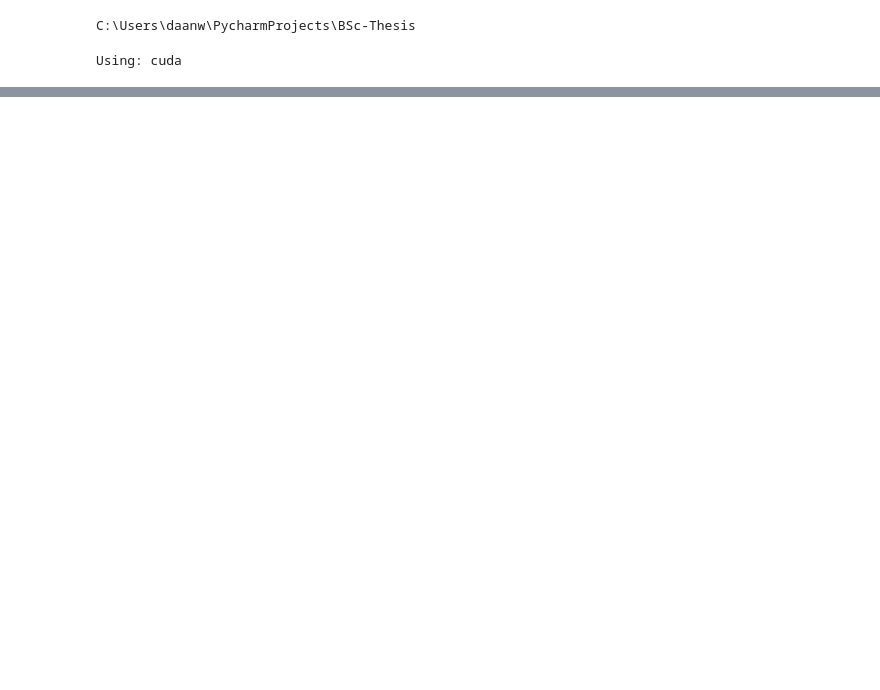
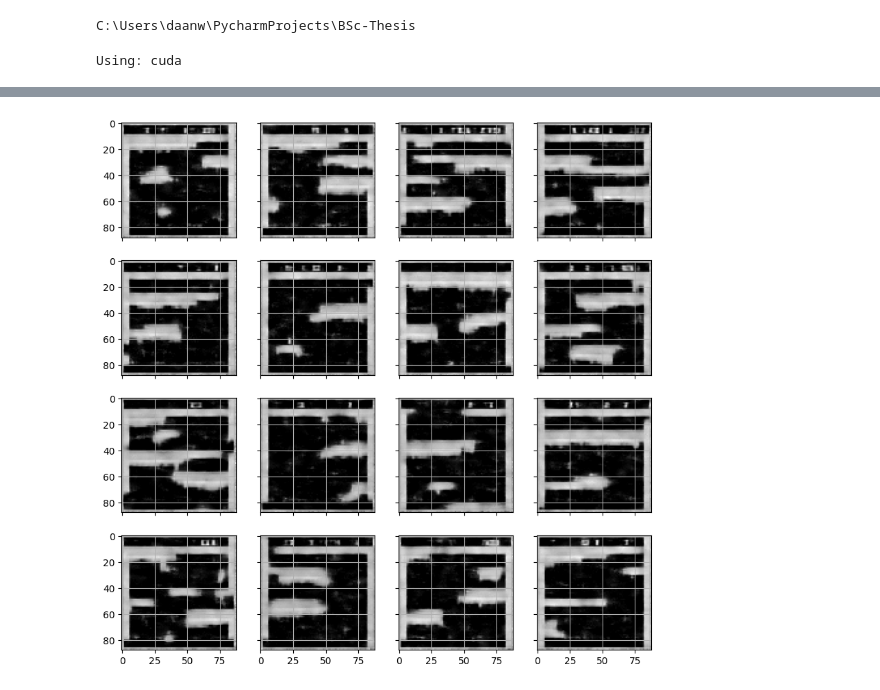
Before and after one commit to D21W12/Diffusion-Deep-Reinforcement-Learning, a Jupyter notebook: notebooks/explore_arch.ipynb, the cells around one changed output, grey strips where cells are left out. Saved outputs shown, nothing was run; the diff lists cells and outputs as text; code cells hidden in the pictures; blank space fills up the shorter version.

```diff
--- a/notebooks/explore_arch.ipynb
+++ b/notebooks/explore_arch.ipynb
@@ -54,0 +54,11 @@ plt.show()
+# %%
+model = EDMEvelynn(
+    img_resolution=88,
+    img_channels=4,
+    model_channels=128,
+    channel_mult=[1, 2, 2, 2],
+    attn_resolutions=[22, 11],
+    lr=2e-3,
+).to(device)
+# %%
+model.train(5, loader)
@@ -54,0 +69,11 @@ plt.show()
+# %%
+x = model.sample(16).to("cpu")
+x = (x + 1) / 2
+
+fig, axis = plt.subplots(4, 4, figsize=(10, 10), sharex=True, sharey=True)
+for i in range(4):
+    for j in range(4):
+        axis[i, j].imshow(x[i * 4 + j].mean(dim=0).clip(0, 1), cmap='grey')
+        axis[i, j].grid(None)
+# %% [output]
+[figure, added]
```
Also changed, not shown: parts of 10 cells of this notebook, 7 other files.
